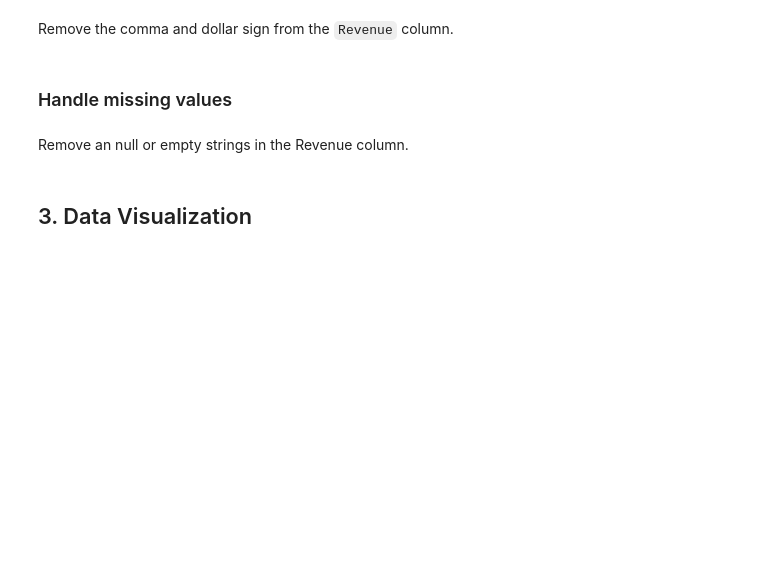
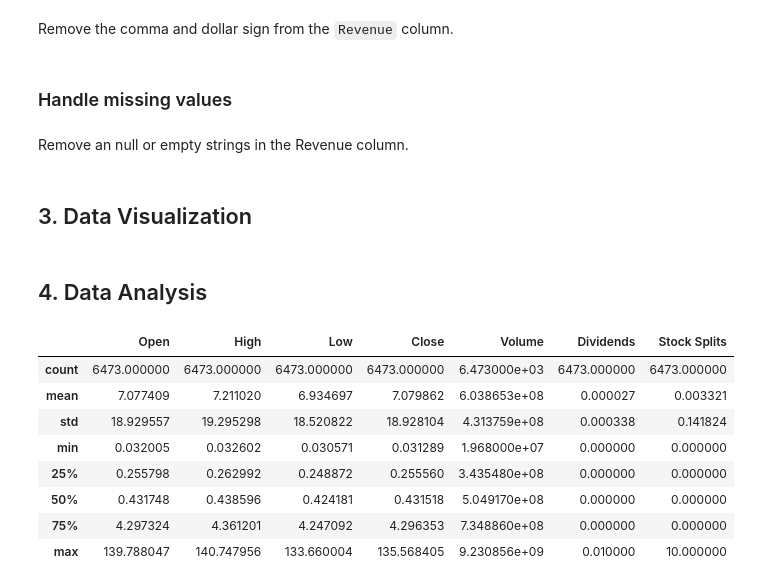
Before and after one commit to QuanLe-Chau/ADY201m-LabAssignment, a Jupyter notebook: lab1_nvidia_stock.ipynb, the cells around one changed output. Drawn from its saved outputs; the diff is of its cells as text; code cells hidden in the pictures; blank space fills up the shorter version.

```diff
--- a/lab1_nvidia_stock.ipynb
+++ b/lab1_nvidia_stock.ipynb
@@ -150,3 +155,17 @@ nvda_revenue = nvda_revenue[nvda_revenue['Revenue'] != ""]
 ## 3. Data Visualization
 # %%
 make_graph(NVDA_data, nvda_revenue, "NVIDIA Stock Graph")
+# %% [markdown]
+## 4. Data Analysis
+# %%
+NVDA_data.describe()
+# %% [output]
+|  | Open | High | Low | Close | Volume | Dividends | Stock Splits |
+| count | 6473.000000 | 6473.000000 | 6473.000000 | 6473.000000 | 6.473000e+03 | 6473.000000 | 6473.000000 |
+| mean | 7.077409 | 7.211020 | 6.934697 | 7.079862 | 6.038653e+08 | 0.000027 | 0.003321 |
+| std | 18.929557 | 19.295298 | 18.520822 | 18.928104 | 4.313759e+08 | 0.000338 | 0.141824 |
+| min | 0.032005 | 0.032602 | 0.030571 | 0.031289 | 1.968000e+07 | 0.000000 | 0.000000 |
+| 25% | 0.255798 | 0.262992 | 0.248872 | 0.255560 | 3.435480e+08 | 0.000000 | 0.000000 |
+| 50% | 0.431748 | 0.438596 | 0.424181 | 0.431518 | 5.049170e+08 | 0.000000 | 0.000000 |
+| 75% | 4.297324 | 4.361201 | 4.247092 | 4.296353 | 7.348860e+08 | 0.000000 | 0.000000 |
+| max | 139.788047 | 140.747956 | 133.660004 | 135.568405 | 9.230856e+09 | 0.010000 | 10.000000 |
```
Also changed, not shown: parts of 6 cells of this notebook, 1 other file.
